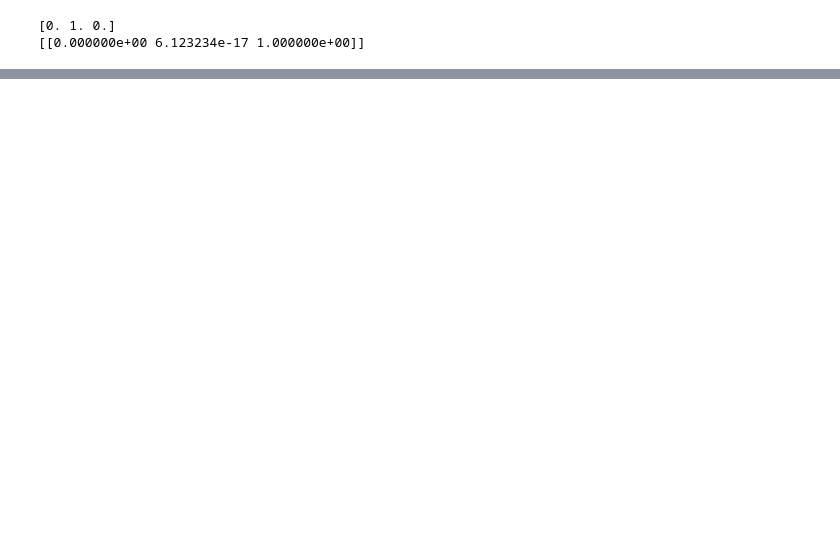
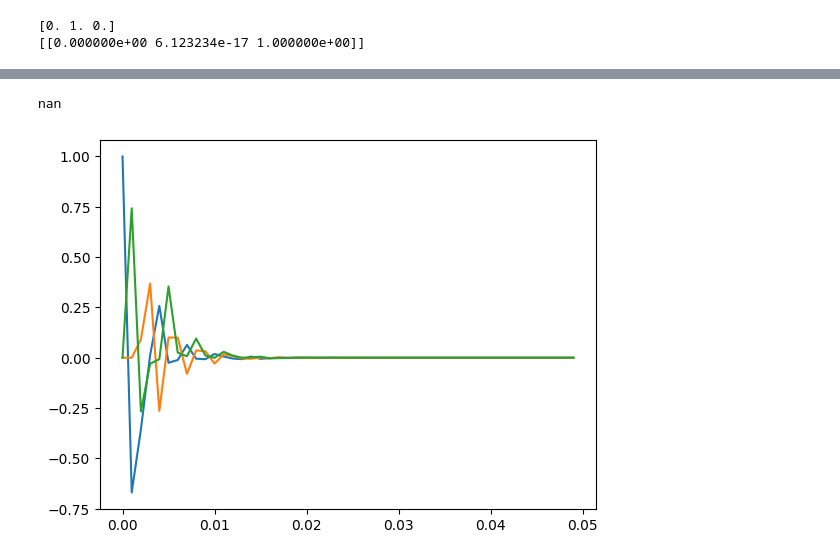
Before and after one commit to JoaoDell/MRI-study, a Jupyter notebook: examples/spin_echo_sim/spin_echo.ipynb, the cells around one changed output, grey strips where cells are left out. Saved outputs shown, nothing was run; the diff lists cells and outputs as text; code cells hidden in the pictures; blank space fills up the shorter version.

```diff
--- a/examples/spin_echo_sim/spin_echo.ipynb
+++ b/examples/spin_echo_sim/spin_echo.ipynb
@@ -145,0 +238,44 @@ print((mat*np.matrix(changed).T).T)
+# %%
+m0 = np.array([0.0, 0.0, 1.0])
+m1 = np.copy(m0)
+
+t0 = 0.0
+tn = 100.0
+dt = 0.001
+
+t = np.arange(t0, tn, dt)
+
+gamma = (tn - t0)/dt/4.0
+
+B1 = np.array([0.0, 1.0, 0.0])
+T1 = 6.0
+T2 = 5.0
+phi = 0.0
+
+M_x = np.zeros(t.shape[0])
+M_y = np.zeros(t.shape[0])
+M_z = np.zeros(t.shape[0])
+
+M_x[0] = m0[0]
+M_y[0] = m0[1]
+M_z[0] = m0[2]
+
+for i in range(1, t.shape[0]):
+    # B = B1*np.sin((gamma/2*np.pi)*t[i] + phi)
+    B = B1
+    # m1 = bloch_eq(m1, m0, B1*np.sin((gamma/2*np.pi)*t[i] + phi), gamma, T1, T2, dt)
+    m1 = apply_B(m1, B, gamma, dt)
+    M_x[i] = m1[0]
+    M_y[i] = m1[1]
+    M_z[i] = m1[2]
+# %%
+# l = int((tn-t0)/dt)
+a = 0
+l = 50
+plt.plot(t[a:l], M_z[a:l])
+plt.plot(t[a:l], M_x[a:l])
+plt.plot(t[a:l], M_y[a:l])
+print(np.max((M_x + M_y + M_z)[a:]))
+# %% [output]
+nan
+[figure, added]
```
Also changed, not shown: parts of 9 cells of this notebook, 1 other file.
